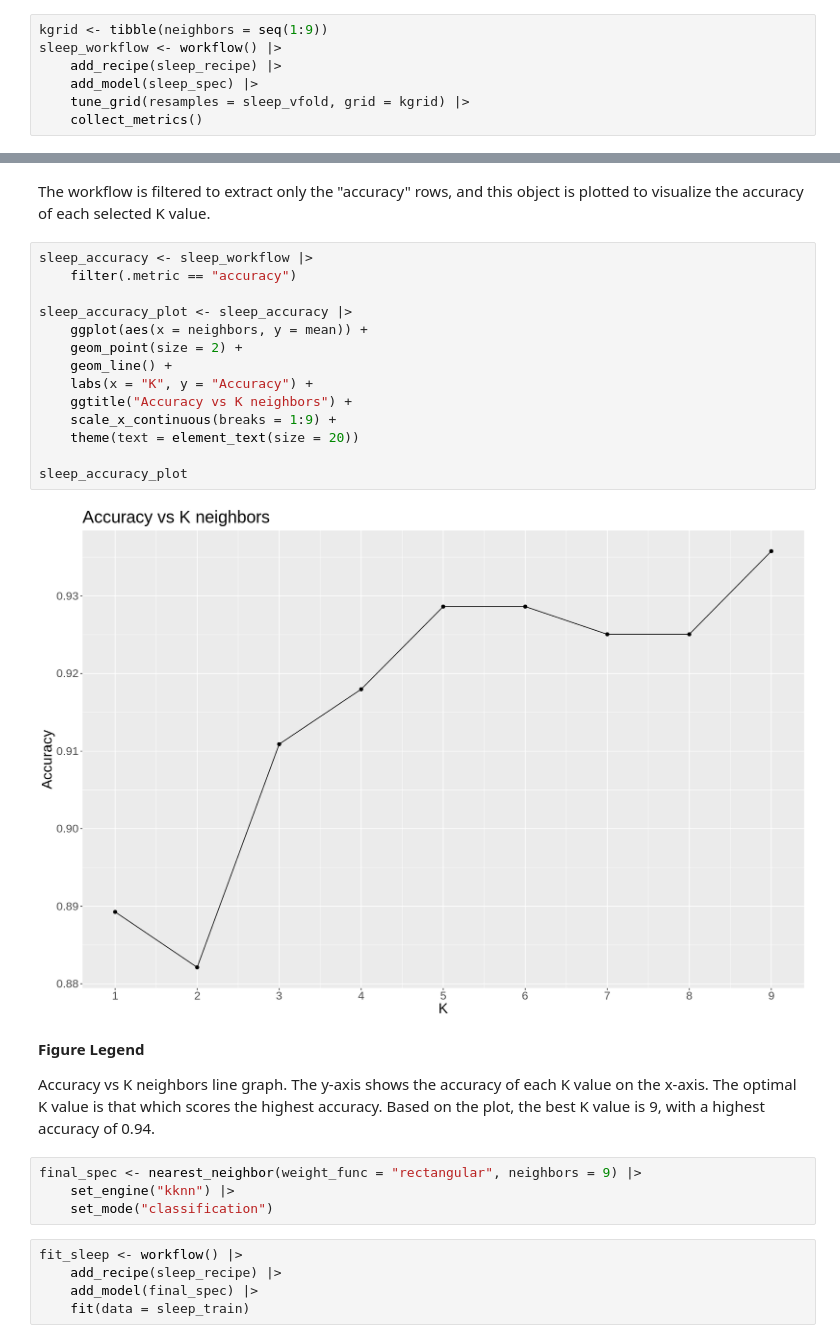
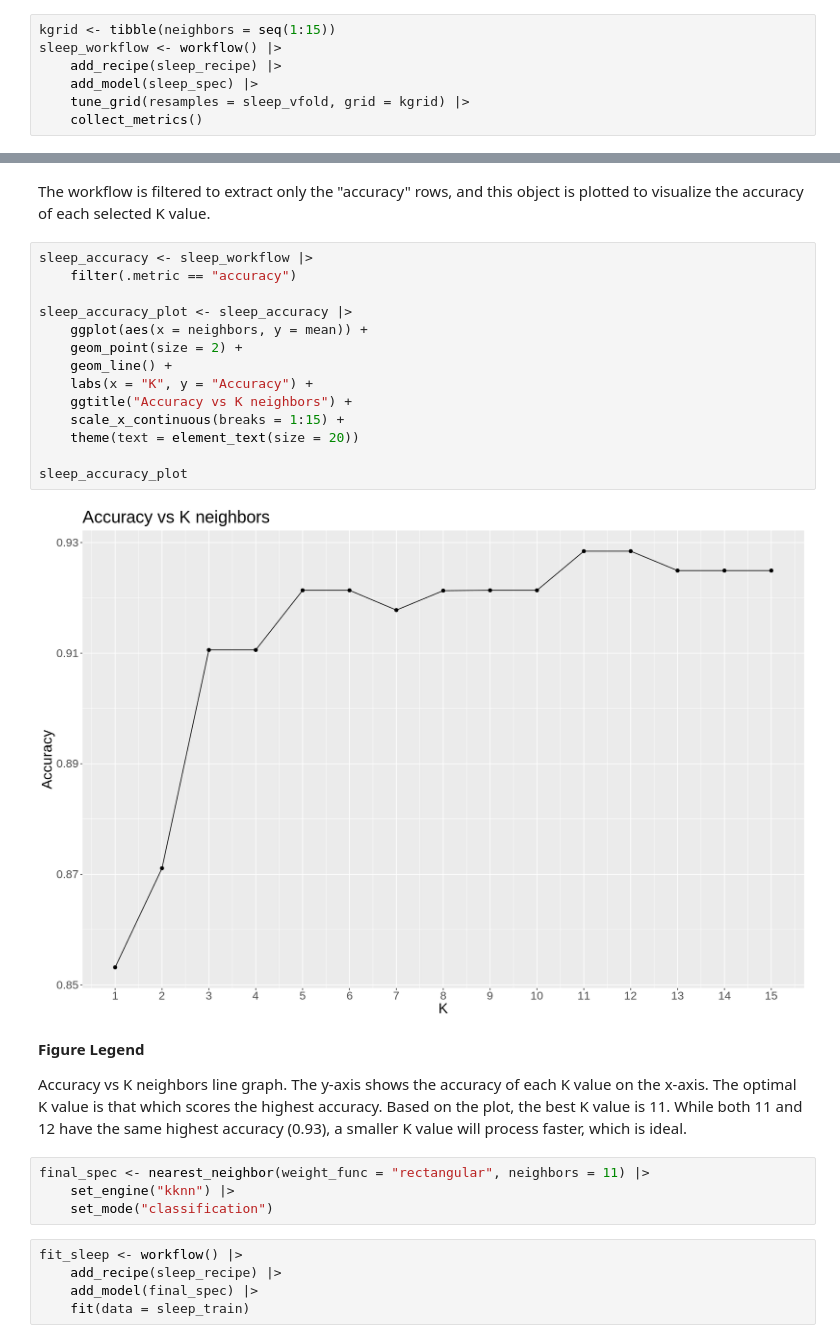
Before and after one commit to hlu10/group-18-dsci100, a Jupyter notebook: project_report.ipynb, the cells around one changed output, grey strips where cells are left out. Drawn from its saved outputs; the diff is of its cells as text.

```diff
--- a/project_report.ipynb
+++ b/project_report.ipynb
@@ -223,7 +223,7 @@ sleep_vfold <- vfold_cv(sleep_train, v = 5, strata = Diagnosis)
 # %% [markdown]
 K values 1 to 9 are selected and stored in a data frame to analyze in the subsequent workflow analysis.
 # %%
-kgrid <- tibble(neighbors = seq(1:9))
+kgrid <- tibble(neighbors = seq(1:15))
 sleep_workflow <- workflow() |>
     add_recipe(sleep_recipe) |>
     add_model(sleep_spec) |>
@@ -236,25 +236,25 @@ The workflow is filtered to extract only the "accuracy" rows, and this object is
 # %%
 sleep_accuracy <- sleep_workflow |>
     filter(.metric == "accuracy")
 
 sleep_accuracy_plot <- sleep_accuracy |>
     ggplot(aes(x = neighbors, y = mean)) +
     geom_point(size = 2) +
     geom_line() +
     labs(x = "K", y = "Accuracy") +
     ggtitle("Accuracy vs K neighbors") +
-    scale_x_continuous(breaks = 1:9) +
+    scale_x_continuous(breaks = 1:15) +
     theme(text = element_text(size = 20))
 
 sleep_accuracy_plot
 # %% [output]
-[figure, old version]
+[figure, new version]
 # %% [markdown]
 **Figure Legend**
 
-Accuracy vs K neighbors line graph. The y-axis shows the accuracy of each K value on the x-axis. The optimal K value is that which scores the highest accuracy. Based on the plot, the best K value is 9, with a highest accuracy of 0.94.
+Accuracy vs K neighbors line graph. The y-axis shows the accuracy of each K value on the x-axis. The optimal K value is that which scores the highest accuracy. Based on the plot, the best K value is 11. While both 11 and 12 have the same highest accuracy (0.93), a smaller K value will process faster, which is ideal.
 # %%
-final_spec <- nearest_neighbor(weight_func = "rectangular", neighbors = 9) |>
+final_spec <- nearest_neighbor(weight_func = "rectangular", neighbors = 11) |>
     set_engine("kknn") |>
     set_mode("classification")
 # %%
```
Also changed, not shown: parts of 2 cells of this notebook.
